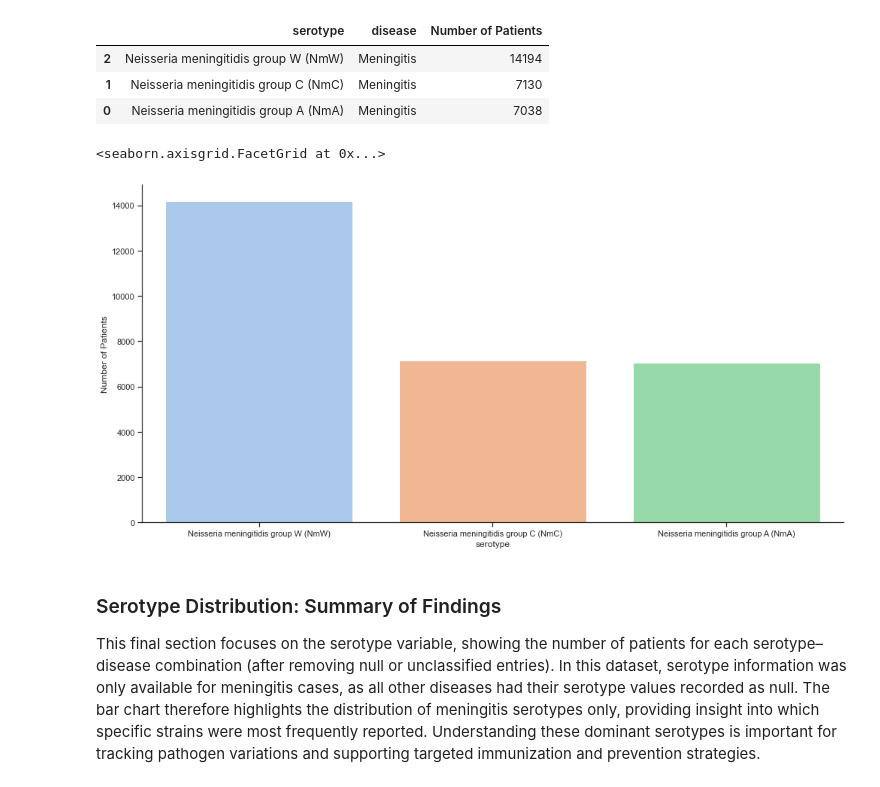
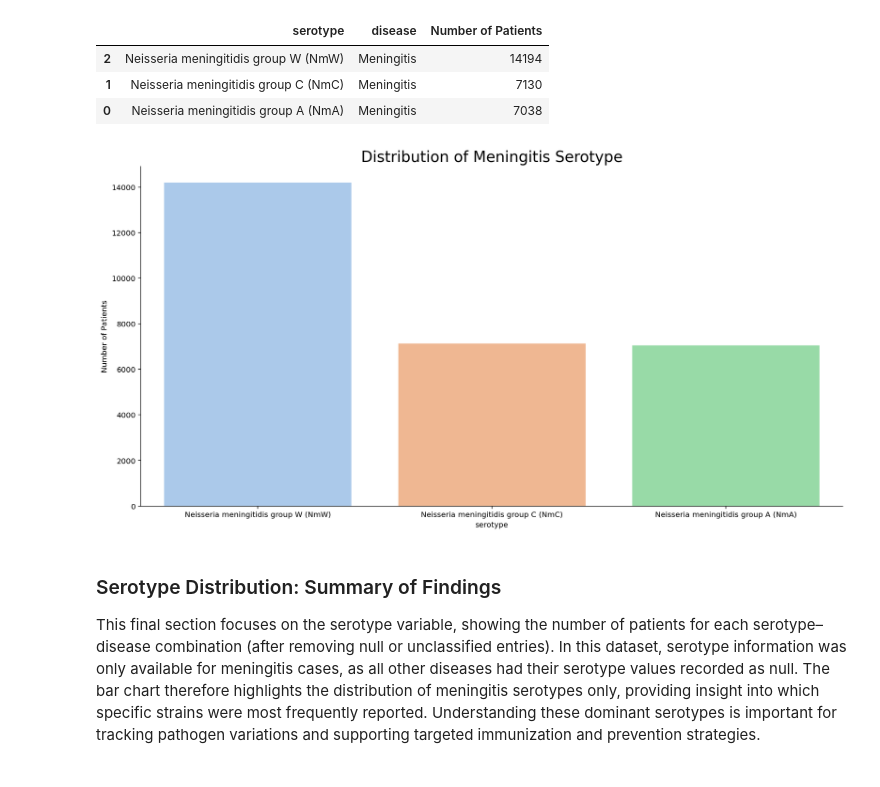
Before and after one commit to olusola-belle/infectious_disease_in_nigeria, a Jupyter notebook: Infectious Disease In Nigeria Project.ipynb, the cells around one changed output. Drawn from its saved outputs; the diff is of its cells as text; code cells hidden in the pictures.

```diff
--- a/Infectious Disease In Nigeria Project.ipynb
+++ b/Infectious Disease In Nigeria Project.ipynb
@@ -442,9 +435,10 @@ infectious_data_serotype
 | 0 | Neisseria meningitidis group A (NmA) | Meningitis | 7038 |
 # %%
 sns.catplot(data= infectious_data_serotype, x='serotype' , y='Number of Patients', palette= 'pastel', aspect= 2, height= 7, kind= 'bar')
+plt.title('Distribution of Meningitis Serotype', fontsize= 20)
+plt.show()
 # %% [output]
-<seaborn.axisgrid.FacetGrid at 0x...>
-[figure, old version]
+[figure, new version]
 # %% [markdown]
 ### Serotype Distribution: Summary of Findings
 This final section focuses on the serotype variable, showing the number of patients for each serotype–disease combination (after removing null or unclassified entries).
```
Also changed, not shown: parts of 22 cells of this notebook, 3 other files.
